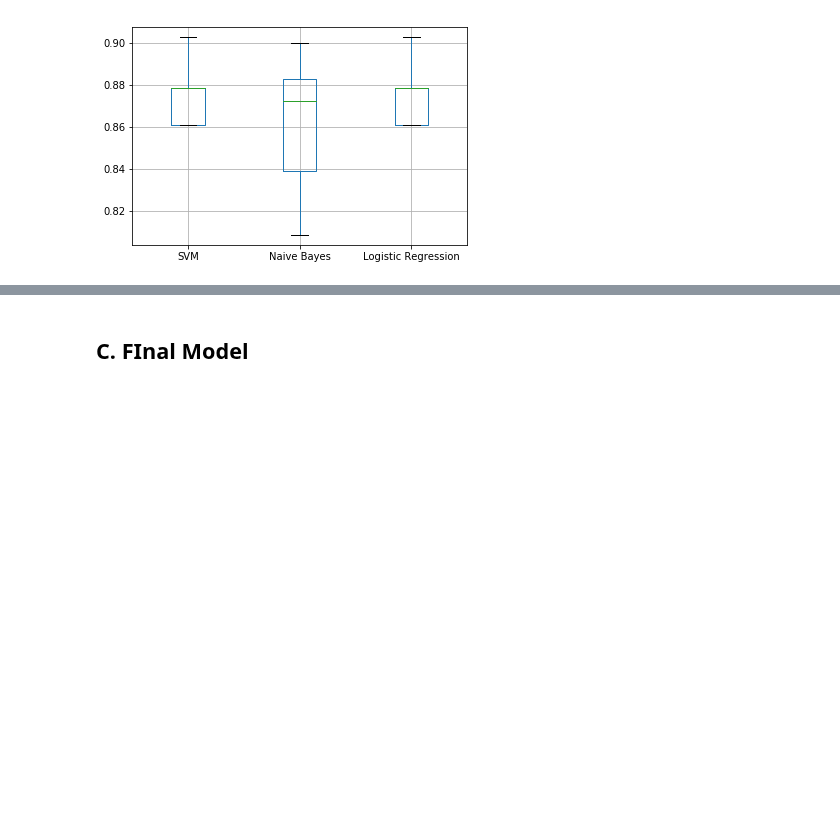
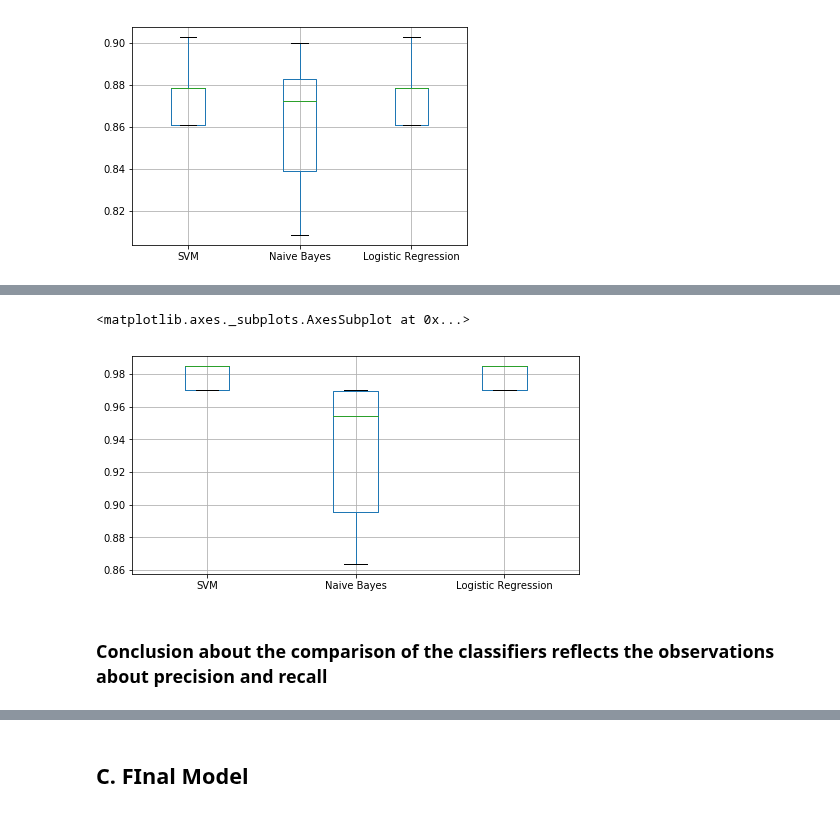
Before and after one commit to vipulpopat/MSCAI_Sem1_Etivity4, a Jupyter notebook: Etivity4_18195121_Comparison of Classifiers.ipynb, the cells around one changed output, grey strips where cells are left out. Cells and saved outputs as stored; diff of their text form; code cells hidden in the pictures; blank space fills up the shorter version.

```diff
--- a/Etivity4_18195121_Comparison of Classifiers.ipynb
+++ b/Etivity4_18195121_Comparison of Classifiers.ipynb
@@ -261,0 +247,6 @@ The ROC plot shows that the SVM has overall a better ratio of false-positive-rat
+# %%
+# Compare the statistics of the recalls across all cross-validation folds
+recalls_df = pd.DataFrame(data={'SVM' : rec_SVM,
+                                'Naive Bayes' : rec_NB,
+                                'Logistic Regression' : rec_LR
+                               })
@@ -261,0 +265,7 @@ The ROC plot shows that the SVM has overall a better ratio of false-positive-rat
+# %%
+recalls_df.boxplot(figsize=(8,4))
+# %% [output]
+<matplotlib.axes._subplots.AxesSubplot at 0x...>
+[figure, added]
+# %% [markdown]
+### Conclusion about the comparison of the classifiers reflects the observations about precision and recall
```
Also changed, not shown: parts of 24 cells of this notebook.
